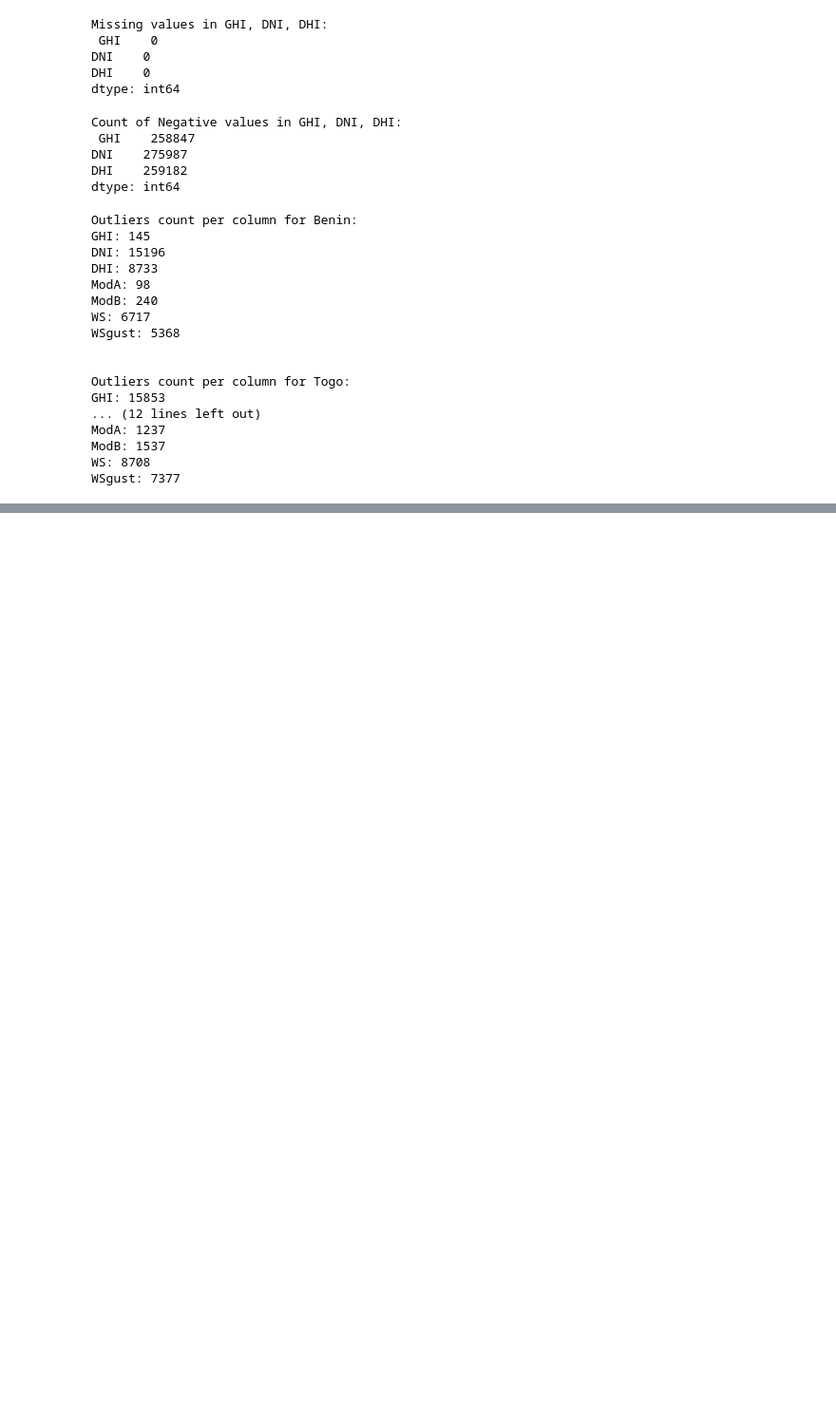
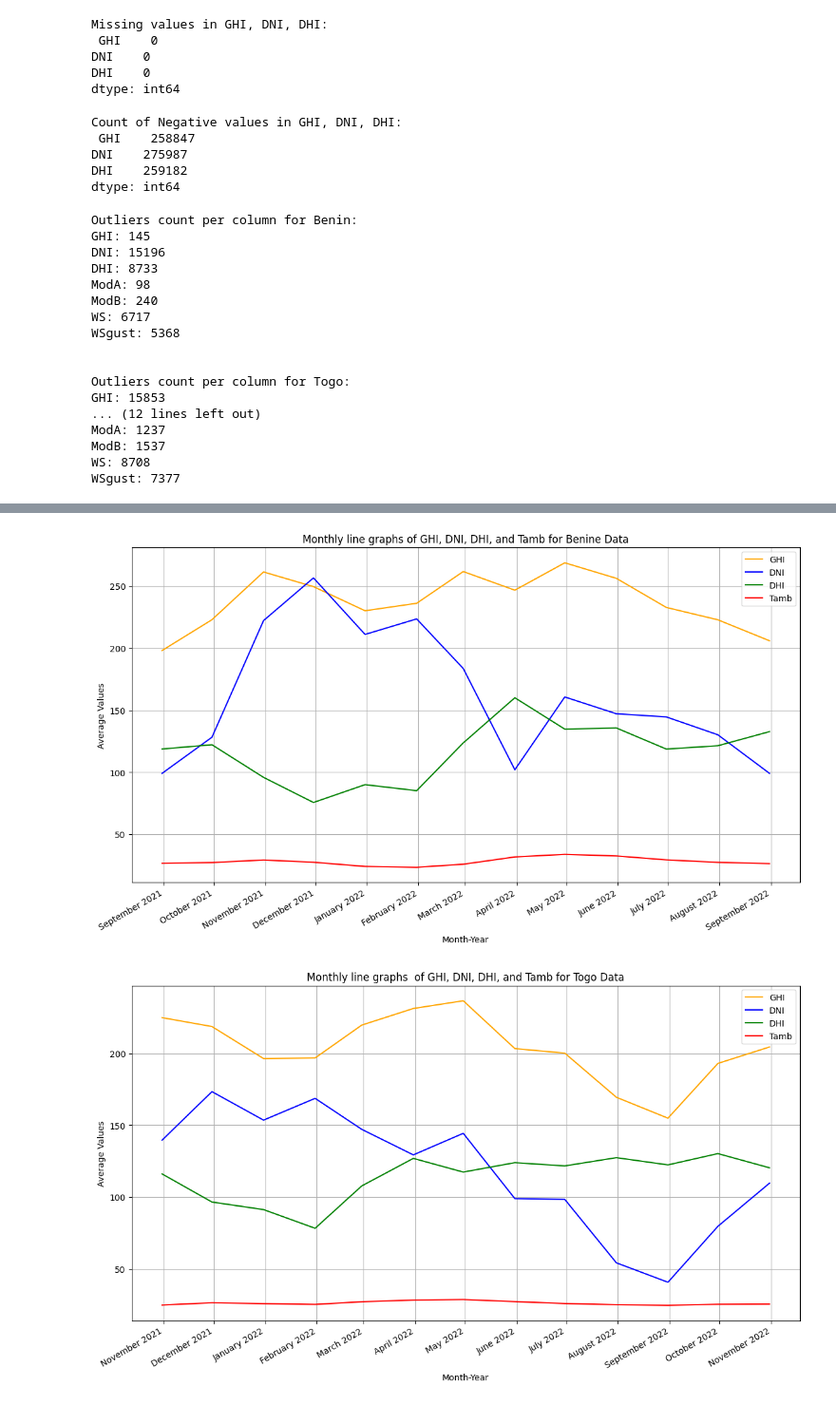
Before and after one commit to tewodrosgebreselassie/week_o_solar_radiation, a Jupyter notebook: notebooks/solar.ipynb, the cells around one changed output, grey strips where cells are left out. Shown at 95% size. Saved outputs shown, nothing was run; the diff lists cells and outputs as text; code cells hidden in the pictures; blank space fills up the shorter version.

```diff
--- a/notebooks/solar.ipynb
+++ b/notebooks/solar.ipynb
@@ -249,0 +252,80 @@ WSgust: 7377
+# %%
+
+
+def plot_monthly_line_plots(df, timestamp_col='Timestamp', ghi_col='GHI', dni_col='DNI', dhi_col='DHI', tamb_col='Tamb', start_date=None, end_date=None, title="Monthly Line Plot of GHI, DNI, DHI, and Tamb"):
+    """
+    Plots line graphs for GHI, DNI, DHI, and Tamb columns, showing patterns by month.
+
+    Parameters:
+    df (pd.DataFrame): DataFrame containing the data.
+    timestamp_col (str): Name of the column containing the timestamps.
+    ghi_col (str): Name of the column for GHI values. Default is 'GHI'.
+    dni_col (str): Name of the column for DNI values. Default is 'DNI'.
+    dhi_col (str): Name of the column for DHI values. Default is 'DHI'.
+    tamb_col (str): Name of the column for Tamb values. Default is 'Tamb'.
+    start_date (str): Start date for the plot. Default is None.
+    end_date (str): End date for the plot Default is None.
+    """
+
+    # Ensure the Timestamp column is a datetime type and set it as the index
+    if not pd.api.types.is_datetime64_any_dtype(df[timestamp_col]):
+        df[timestamp_col] = pd.to_datetime(df[timestamp_col], errors='coerce')
+    df.set_index(timestamp_col, inplace=True)
+
+    # Filter the dataframe by the specified date range
+    if start_date and end_date:
+        df = df.loc[start_date:end_date]
+
+    # Convert numeric columns to float, forcing errors to NaN
+    df[ghi_col] = pd.to_numeric(df[ghi_col], errors='coerce')
+    df[dni_col] = pd.to_numeric(df[dni_col], errors='coerce')
+    df[dhi_col] = pd.to_numeric(df[dhi_col], errors='coerce')
+    df[tamb_col] = pd.to_numeric(df[tamb_col], errors='coerce')
+
+    # Resample the DataFrame to get monthly averages
+    df_monthly_avg = df.resample('M').mean()
+
+    # Plot line graphs for GHI, DNI, DHI, and Tamb
+    plt.figure(figsize=(14, 8))
+
+    # Line plots for each variable
+    plt.plot(df_monthly_avg.index, df_monthly_avg[ghi_col], label='GHI', color='orange')
+    plt.plot(df_monthly_avg.index, df_monthly_avg[dni_col], label='DNI', color='blue')
+    plt.plot(df_monthly_avg.index, df_monthly_avg[dhi_col], label='DHI', color='green')
+    plt.plot(df_monthly_avg.index, df_monthly_avg[tamb_col], label='Tamb', color='red')
+
+    # Format the x-axis to show month and year format
+    plt.gca().xaxis.set_major_formatter(mdates.DateFormatter('%B %Y'))
+    plt.gca().xaxis.set_major_locator(mdates.MonthLocator())
+
+    # Rotate and align the x labels for better readability
+    plt.gcf().autofmt_xdate()
+
+    # Add titles and labels
+    plt.title(title)
+    plt.xlabel('Month-Year')
+    plt.ylabel('Average Values')
+    plt.legend()
+    plt.grid(True)
+
+    # Show the plot
+    plt.show()
+
+# Plot the monthly line graph for each data:
+benin_file_path = '../data/benin-malanville.csv'
+df_benin = pd.read_csv(benin_file_path)
+
+togo_file_path = '../data/sierraleone-bumbuna.csv'
+df_togo = pd.read_csv(togo_file_path)
+
+sierraleone_file_path = '../data/togo-dapaong_qc.csv'
+df_sierraleone = pd.read_csv(sierraleone_file_path)
+
+plot_monthly_line_plots(df_benin, title="Monthly line graphs of GHI, DNI, DHI, and Tamb for Benine Data")
+print("\n")
+plot_monthly_line_plots(df_togo, title="Monthly line graphs  of GHI, DNI, DHI, and Tamb for Togo Data")
+print("\n")
+plot_monthly_line_plots(df_sierraleone, title="Monthly line graphs of GHI, DNI, DHI, and Tamb for Sierra leone Data")
+# %% [output]
+[figure, added]
+[figure, added]
```
Also changed, not shown: parts of 7 cells of this notebook.
